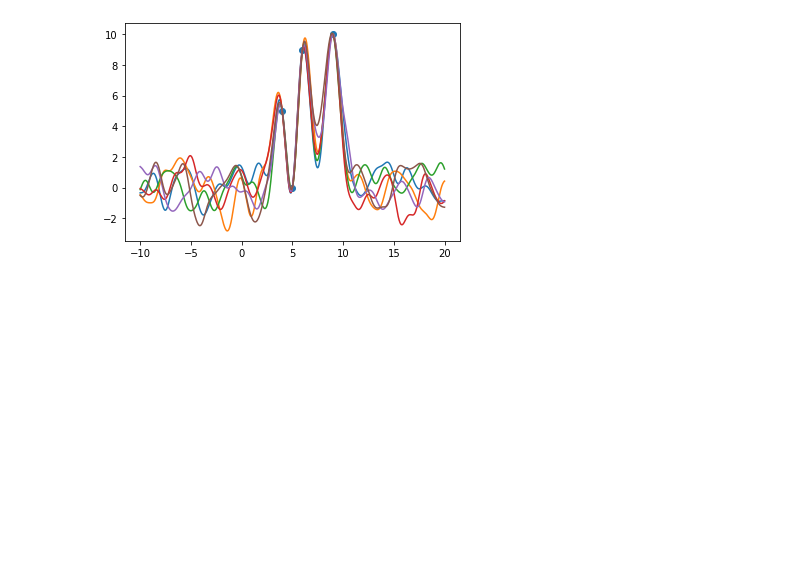
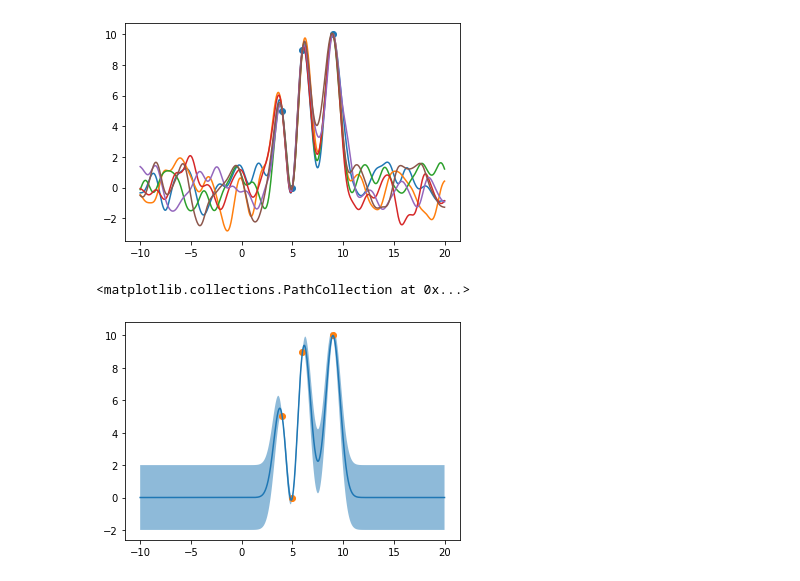
Before and after one commit to ruofan-he/polarization_optimizer, a Jupyter notebook: simulation/gauss.ipynb, the cells around one changed output. Drawn from its saved outputs; the diff is of its cells as text; code cells hidden in the pictures; blank space fills up the shorter version.

```diff
--- a/simulation/gauss.ipynb
+++ b/simulation/gauss.ipynb
@@ -43,10 +43,21 @@ K_inv = np.linalg.inv(K)
 K_s = kernel(x_train,x)
 K_ss = kernel(x,x)
 
-y =  stats.multivariate_normal.rvs(K_s.T@K_inv@y_train,K_ss - K_s.T@K_inv@K_s,size=6)
+mean = K_s.T@K_inv@y_train
+sigma = K_ss - K_s.T@K_inv@K_s
+
+y =  stats.multivariate_normal.rvs(mean,sigma,size=6)
 # %%
 plt.plot(x,y.T)
 plt.scatter(x_train,y_train,)
 # %% [output]
 <matplotlib.collections.PathCollection at 0x...>
 [figure]
+# %%
+plt.plot(x, mean)
+delta = np.sqrt(np.diag(sigma))
+plt.fill_between(x, mean+2*delta, mean-2*delta, alpha = 0.5)
+plt.scatter(x_train, y_train)
+# %% [output]
+<matplotlib.collections.PathCollection at 0x...>
+[figure, added]
```
Also changed, not shown: 3 other files.
